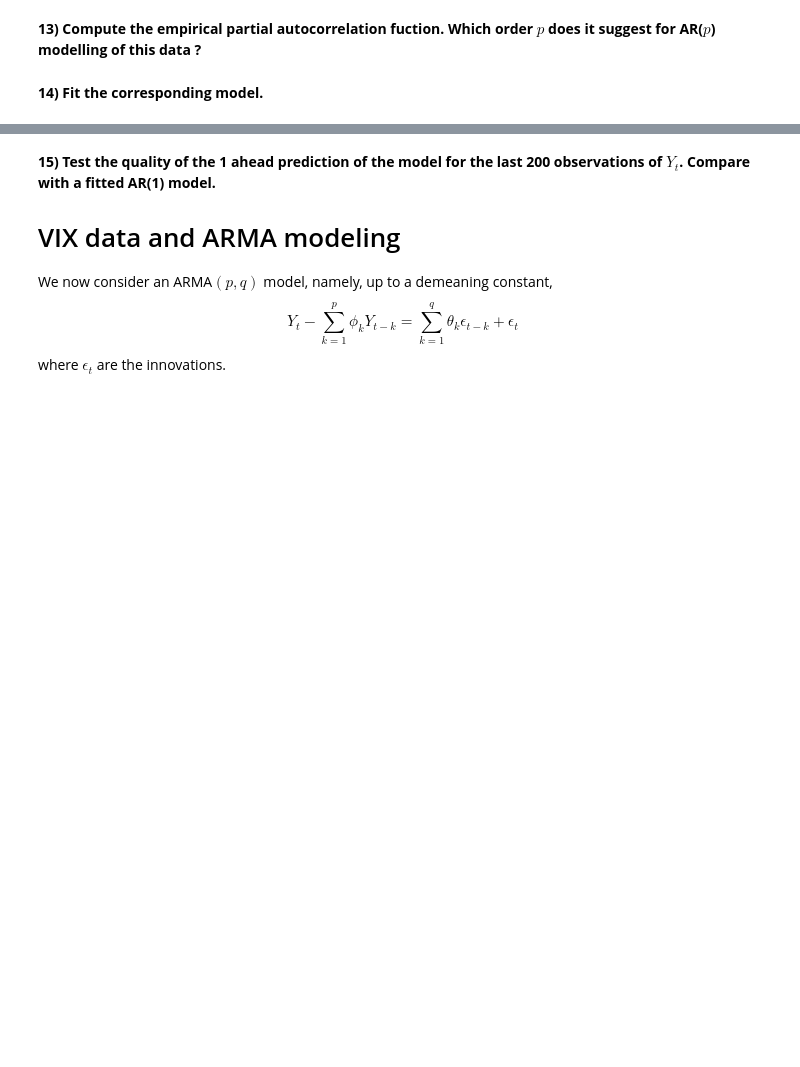
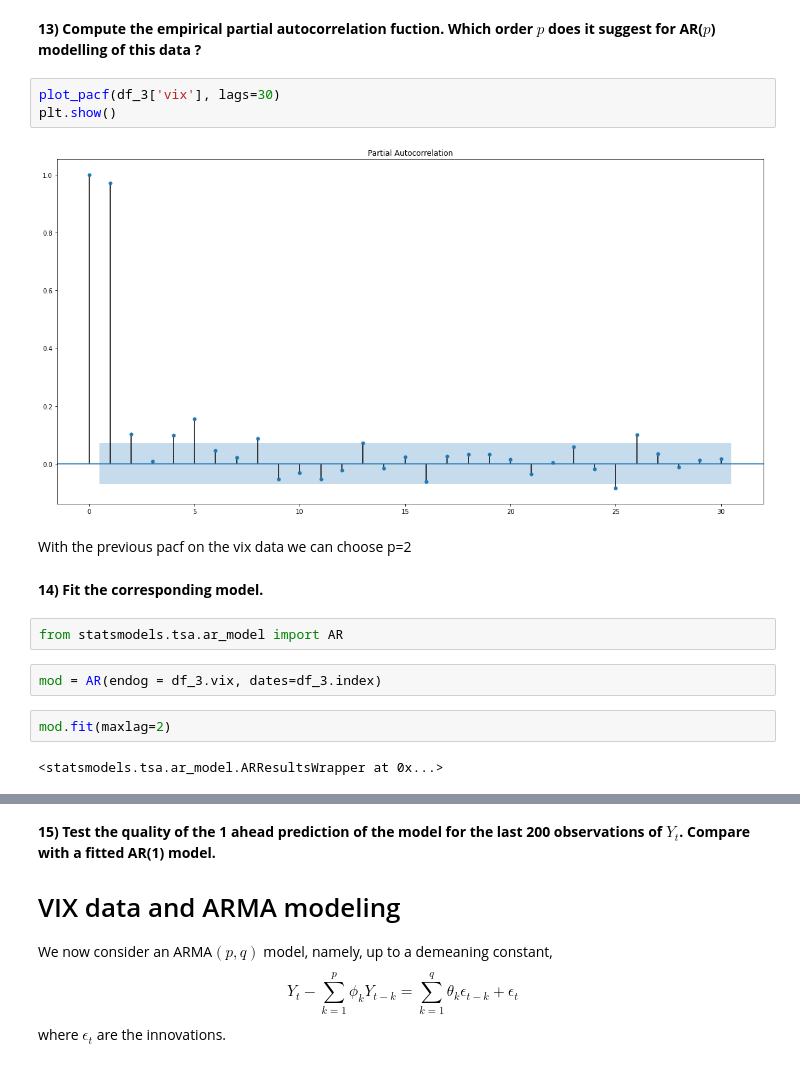
Before and after one commit to SushiFou/Time-Series---Financial-Data-, a Jupyter notebook: TP1_Time_Series_Kervella.ipynb, the cells around one changed output, grey strips where cells are left out. Saved outputs shown, nothing was run; the diff lists cells and outputs as text; blank space fills up the shorter version.

```diff
--- a/TP1_Time_Series_Kervella.ipynb
+++ b/TP1_Time_Series_Kervella.ipynb
@@ -678,5 +678,20 @@ df_4[['vix','sptsm']].corr()
 | sptsm | -0.653989 | 1.000000 |
 # %% [markdown]
 **13) Compute the empirical partial autocorrelation fuction. Which order $p$ does it suggest for AR($p$) modelling of this data ?**
+# %%
+plot_pacf(df_3['vix'], lags=30)
+plt.show()
+# %% [output]
+[figure, added]
+# %% [markdown]
+With the previous pacf on the vix data we can choose p=2
 # %% [markdown]
 **14) Fit the corresponding model.**
+# %%
+from statsmodels.tsa.ar_model import AR
+# %%
+mod = AR(endog = df_3.vix, dates=df_3.index)
+# %%
+mod.fit(maxlag=2)
+# %% [output]
+<statsmodels.tsa.ar_model.ARResultsWrapper at 0x...>
```
Also changed, not shown: parts of 1 cell of this notebook.
